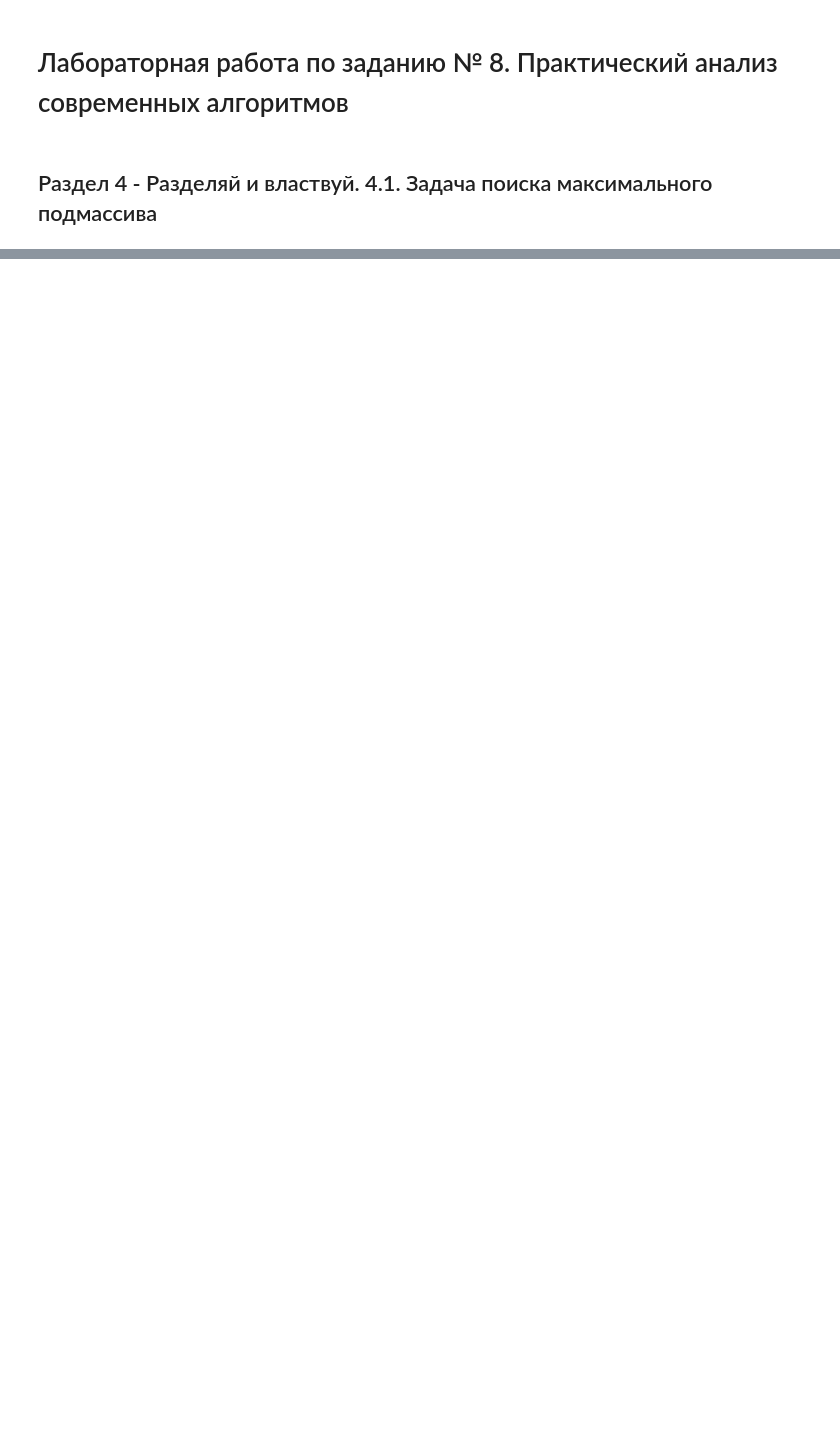
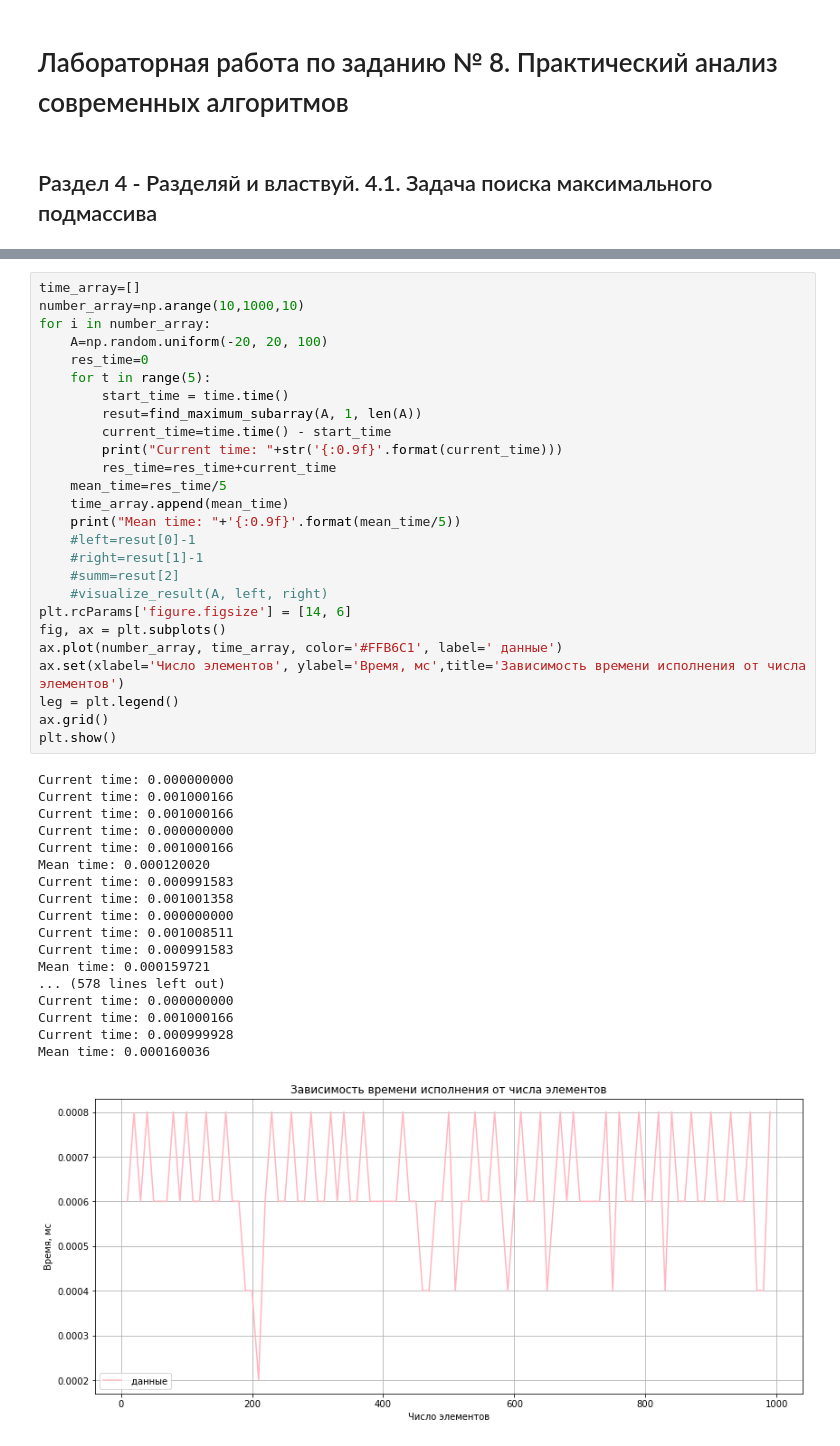
Before and after one commit to ChrisLisbon/ITMO_algorithms_classes, a Jupyter notebook: lab8.ipynb, the cells around one changed output, grey strips where cells are left out. Drawn from its saved outputs; the diff is of its cells as text; blank space fills up the shorter version.

```diff
--- a/lab8.ipynb
+++ b/lab8.ipynb
@@ -72,0 +84,45 @@ UnboundLocalError: local variable 'max_right' referenced before assignment
+# %%
+time_array=[]
+number_array=np.arange(10,1000,10)
+for i in number_array:
+    A=np.random.uniform(-20, 20, 100)
+    res_time=0
+    for t in range(5):
+        start_time = time.time()
+        resut=find_maximum_subarray(A, 1, len(A))
+        current_time=time.time() - start_time
+        print("Current time: "+str('{:0.9f}'.format(current_time)))
+        res_time=res_time+current_time
+    mean_time=res_time/5
+    time_array.append(mean_time)
+    print("Mean time: "+'{:0.9f}'.format(mean_time/5))
+    #left=resut[0]-1
+    #right=resut[1]-1
+    #summ=resut[2]
+    #visualize_result(A, left, right)
+plt.rcParams['figure.figsize'] = [14, 6]
+fig, ax = plt.subplots()
+ax.plot(number_array, time_array, color='#FFB6C1', label=' данные')
+ax.set(xlabel='Число элементов', ylabel='Время, мс',title='Зависимость времени исполнения от числа элементов')
+leg = plt.legend()
+ax.grid()
+plt.show()
+# %% [output]
+Current time: 0.000000000
+Current time: 0.001000166
+Current time: 0.001000166
+Current time: 0.000000000
+Current time: 0.001000166
+Mean time: 0.000120020
+Current time: 0.000991583
+Current time: 0.001001358
+Current time: 0.000000000
+Current time: 0.001008511
+Current time: 0.000991583
+Mean time: 0.000159721
+... (578 lines left out)
+Current time: 0.000000000
+Current time: 0.001000166
+Current time: 0.000999928
+Mean time: 0.000160036
+[figure, added]
```
Also changed, not shown: parts of 8 cells of this notebook.
